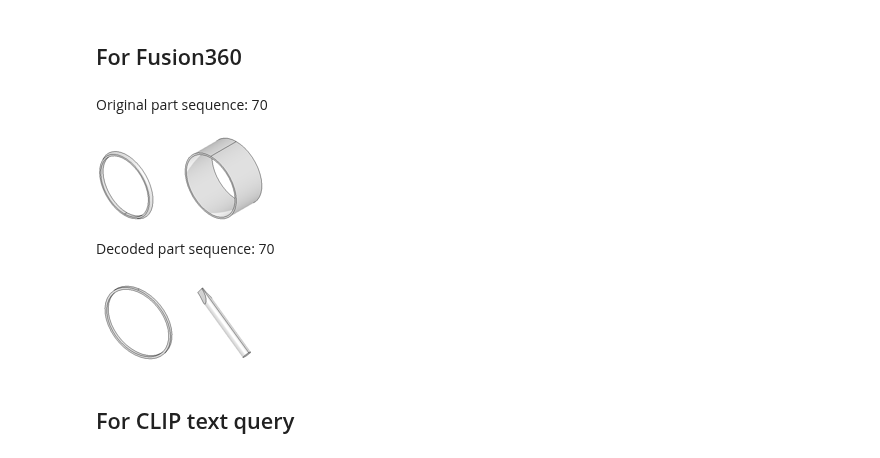
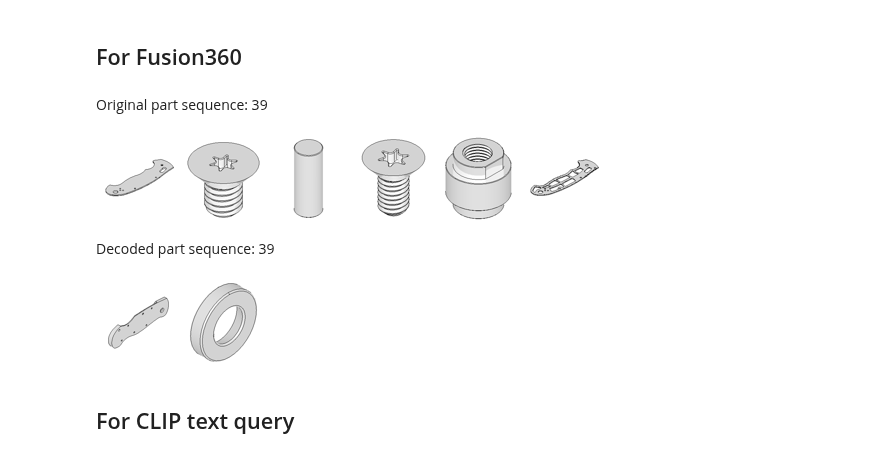
Before and after one commit to gymbeijing/mechanism-identification-public, a Jupyter notebook: search_parts.ipynb, the cells around one changed output. Saved outputs shown, nothing was run; the diff lists cells and outputs as text; code cells hidden in the pictures.

```diff
--- a/search_parts.ipynb
+++ b/search_parts.ipynb
@@ -29,8 +29,8 @@ def load_json(filepath):
 
     return j
 # %%
-rec_seq_path = "model_outputs/rec_seq_0801_161839_last.pt"
-ori_seq_path = "model_outputs/ori_seq_0801_161839_last.pt"
+rec_seq_path = "model_outputs/rec_seq_0823_110503_last.pt"
+ori_seq_path = "model_outputs/ori_seq_0823_110503_last.pt"
 
 rec_seq = load_saved_tensor(rec_seq_path)   # [10377, 10, 512]
 ori_seq = load_saved_tensor(ori_seq_path)   # [10377, 10, 512]
@@ -1082,33 +1079,33 @@ for dec_seq_idx in range(10):
 ## For Fusion360
 # %%
 vid = '00'
-rec_seq_idx = 70
+rec_seq_idx = 39
 
 img_md_list = []
 for img_idx in all_ori_closest_emb_list[rec_seq_idx]:
     img_md = all_md[img_idx]
     img_md_list.append(img_md)
 
 img_name_list = extend_metadata_to_filepath(img_md_list, vid)
 
 display_image_grid(f'Original part sequence: {rec_seq_idx}', img_name_list)
 
 # vid = '00'
 # rec_seq_idx = 79
 
 img_md_list = []
 for img_idx in all_rec_closest_emb_list[rec_seq_idx]:
     img_md = all_md[img_idx]
     img_md_list.append(img_md)
 
 img_name_list = extend_metadata_to_filepath(img_md_list, vid)
 
 display_image_grid(f'Decoded part sequence: {rec_seq_idx}', img_name_list)
 # %% [output]
-Original part sequence: 70
+Original part sequence: 39
-[figure, old version]
+[figure, new version]
-Decoded part sequence: 70
+Decoded part sequence: 39
-[figure, old version]
+[figure, new version]
 # %% [markdown]
 ## For CLIP text query
 # %%
```
Also changed, not shown: parts of 2 cells of this notebook, 3 other files.
